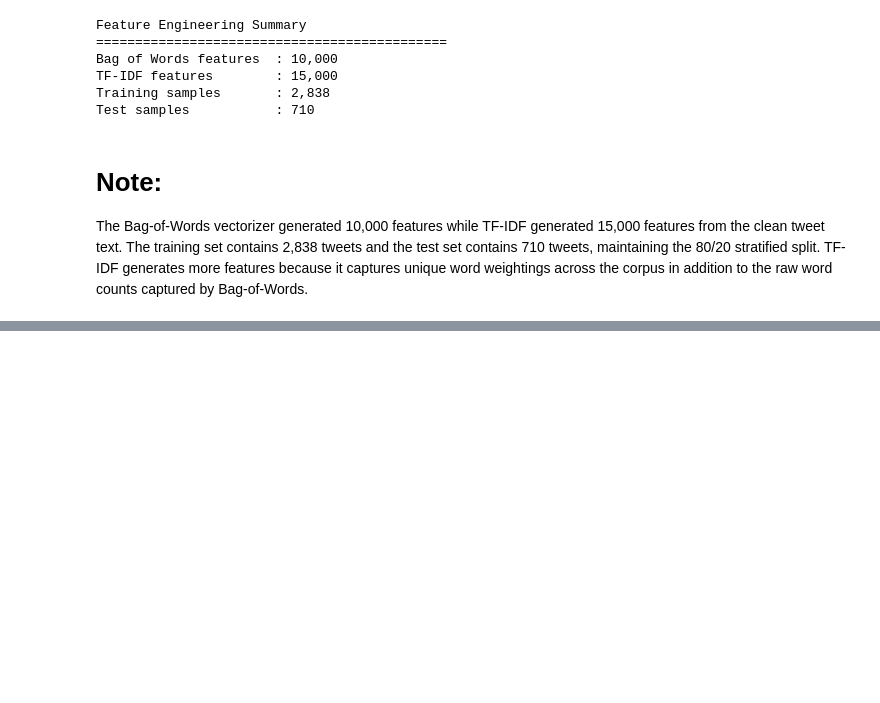
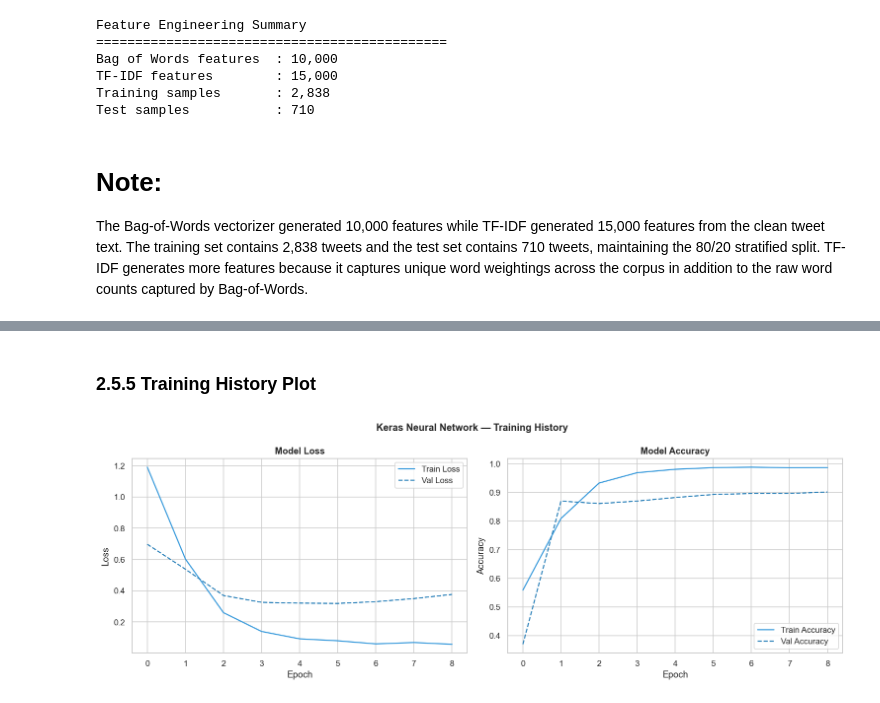
Before and after one commit to nduvawinnie/X-Sentimental-Analysis, a Jupyter notebook: data_world.ipynb, the cells around one changed output, grey strips where cells are left out. Drawn from its saved outputs; the diff is of its cells as text; code cells hidden in the pictures; blank space fills up the shorter version.

```diff
--- a/data_world.ipynb
+++ b/data_world.ipynb
@@ -470,0 +669,6 @@ The Bag-of-Words vectorizer generated 10,000 features while TF-IDF generated 15,
+# %%
+# Convert TF-IDF sparse matrix to array for Keras
+X_train_nn = X_train_tfidf.toarray()
+X_test_nn  = X_test_tfidf.toarray()
+
+print(f'Input shape : {X_train_nn.shape}')
@@ -470,0 +719,15 @@ The Bag-of-Words vectorizer generated 10,000 features while TF-IDF generated 15,
+# %%
+early_stop = EarlyStopping(
+    monitor='val_loss', patience=3,
+    restore_best_weights=True
+)
+
+history = model.fit(
+    X_train_nn, y_train,
+    epochs=20,
+    batch_size=32,
+    validation_split=0.2,
+    callbacks=[early_stop],
+    class_weight={0: 5.0, 1: 1.0},
+    verbose=1
+)
@@ -470,0 +778,24 @@ The Bag-of-Words vectorizer generated 10,000 features while TF-IDF generated 15,
+# %% [markdown]
+### 2.5.5 Training History Plot
+# %%
+fig, axes = plt.subplots(1, 2, figsize=(14, 5))
+
+axes[0].plot(history.history['loss'],     color='#3498db', label='Train Loss')
+axes[0].plot(history.history['val_loss'], color='#2980b9', linestyle='dashed', label='Val Loss')
+axes[0].set_title('Model Loss', fontweight='bold')
+axes[0].set_xlabel('Epoch')
+axes[0].set_ylabel('Loss')
+axes[0].legend()
+
+axes[1].plot(history.history['accuracy'],     color='#3498db', label='Train Accuracy')
+axes[1].plot(history.history['val_accuracy'], color='#2980b9', linestyle='dashed', label='Val Accuracy')
+axes[1].set_title('Model Accuracy', fontweight='bold')
+axes[1].set_xlabel('Epoch')
+axes[1].set_ylabel('Accuracy')
+axes[1].legend()
+
+plt.suptitle('Keras Neural Network — Training History', fontsize=13, fontweight='bold')
+plt.tight_layout()
+plt.show()
+# %% [output]
+[figure, added]
```
Also changed, not shown: parts of 34 cells of this notebook.
